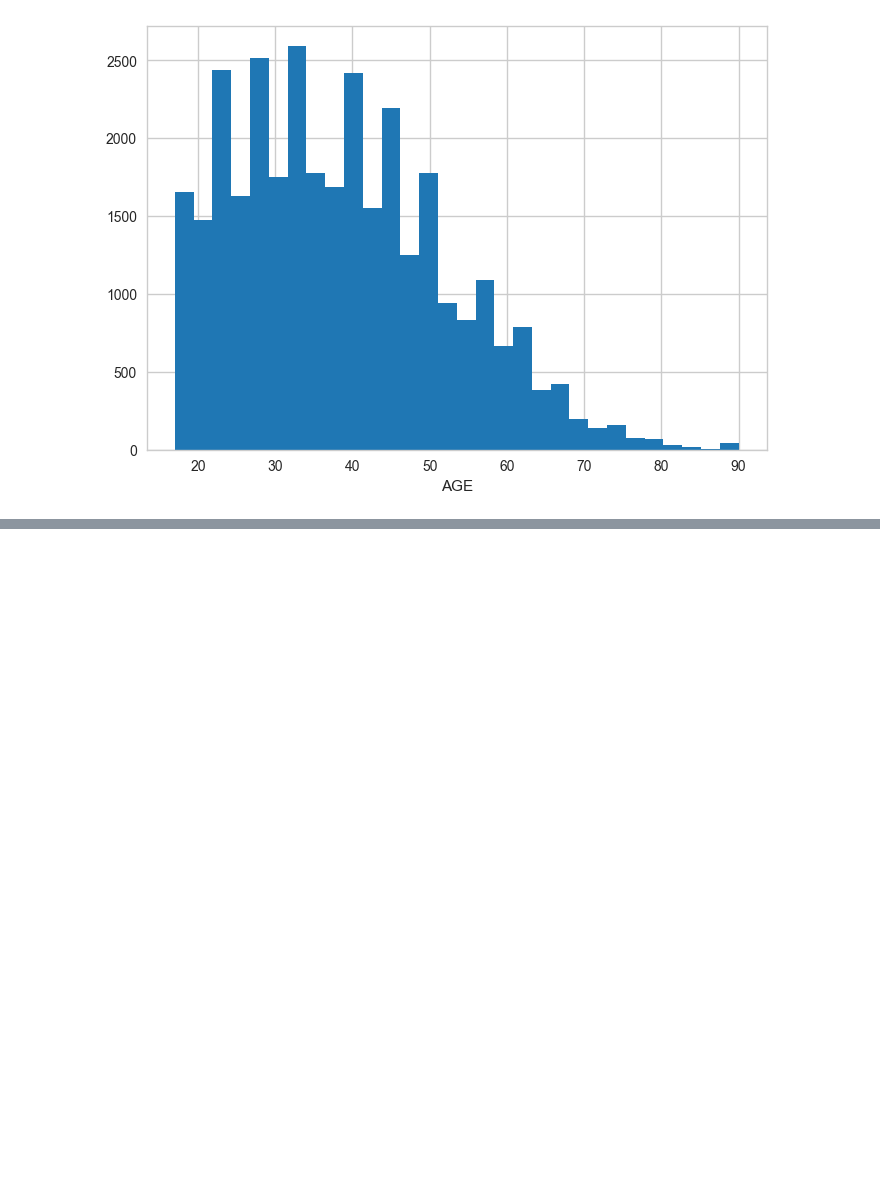
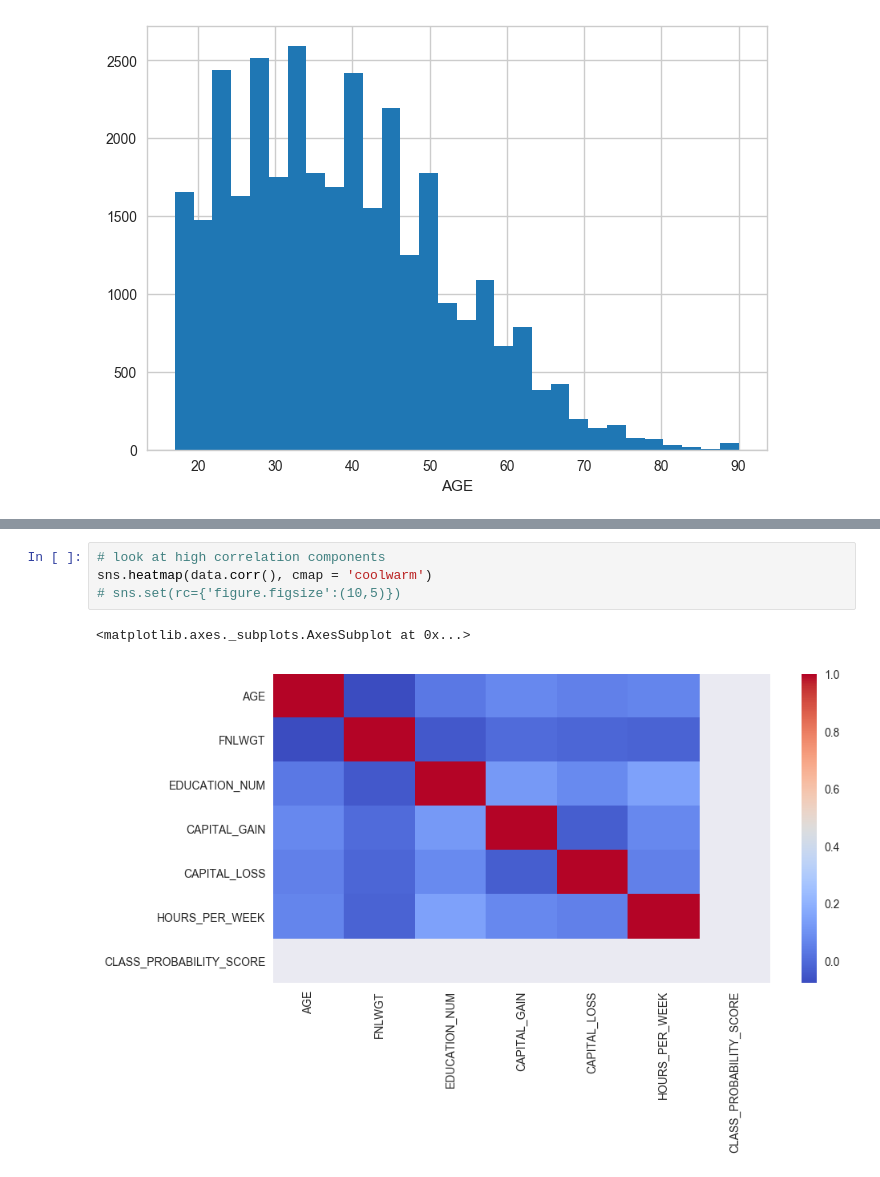
Before and after one commit to EldanGS/Data_Science, a Jupyter notebook: Courses/Udacity/Bertelsmann Data Science Challenge Scholarship 2018/Project/Project.ipynb, the cells around one changed output, grey strips where cells are left out. Drawn from its saved outputs; the diff is of its cells as text; blank space fills up the shorter version.

```diff
--- a/Courses/Udacity/Bertelsmann Data Science Challenge Scholarship 2018/Project/Project.ipynb
+++ b/Courses/Udacity/Bertelsmann Data Science Challenge Scholarship 2018/Project/Project.ipynb
@@ -62,0 +172,7 @@ Text(0.5,0,'AGE')
+# %%
+# look at high correlation components
+sns.heatmap(data.corr(), cmap = 'coolwarm')
+# sns.set(rc={'figure.figsize':(10,5)})
+# %% [output]
+<matplotlib.axes._subplots.AxesSubplot at 0x...>
+[figure, added]
```
Also changed, not shown: parts of 16 cells of this notebook.
